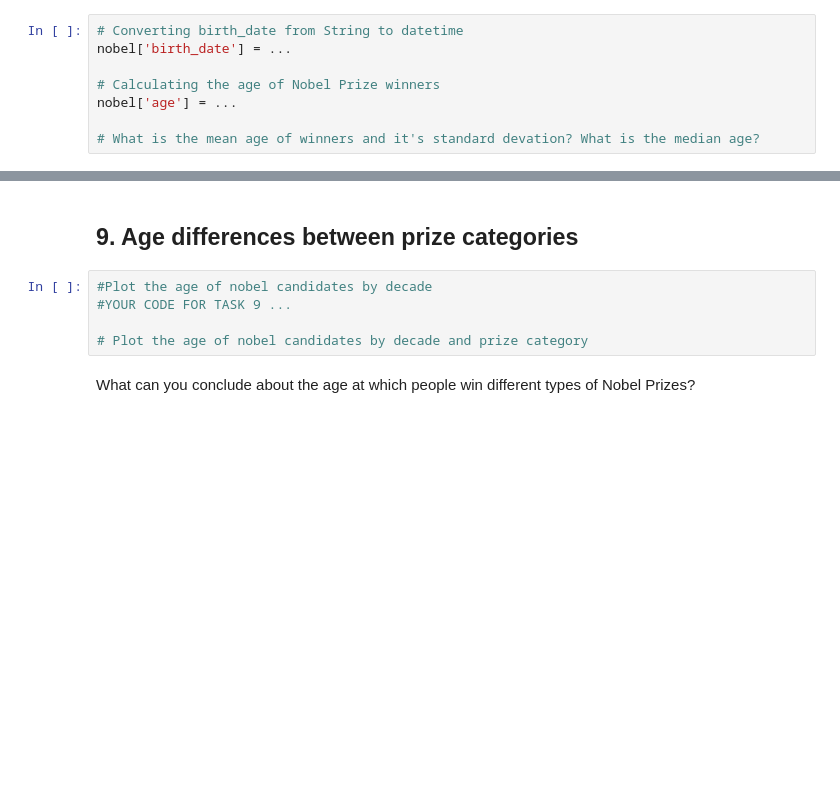
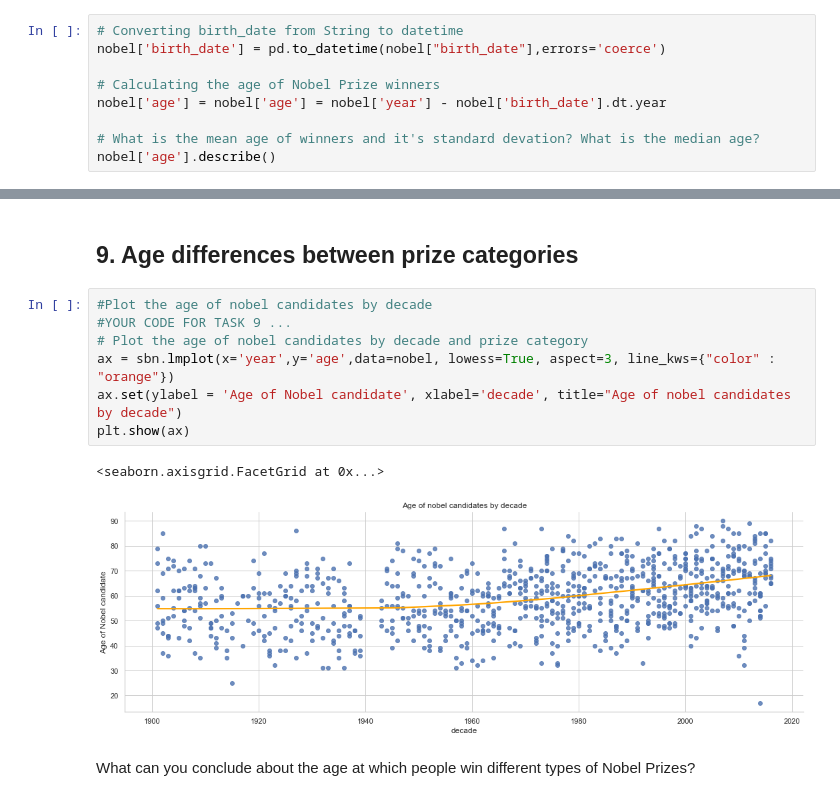
Before and after one commit to zwelisha/nobel, a Jupyter notebook: A Visual History of Nobel Prize Winners/nobelprizewinners.ipynb, the cells around one changed output, grey strips where cells are left out. Drawn from its saved outputs; the diff is of its cells as text; blank space fills up the shorter version.

```diff
--- a/A Visual History of Nobel Prize Winners/nobelprizewinners.ipynb
+++ b/A Visual History of Nobel Prize Winners/nobelprizewinners.ipynb
@@ -197,9 +221,10 @@ How many people have received 2 or more prizes?
 <p>But how old are you generally when you get the prize?</p>
 # %%
 # Converting birth_date from String to datetime
-nobel['birth_date'] = ...
+nobel['birth_date'] = pd.to_datetime(nobel["birth_date"],errors='coerce')
 
 # Calculating the age of Nobel Prize winners
-nobel['age'] = ...
+nobel['age'] = nobel['age'] = nobel['year'] - nobel['birth_date'].dt.year
 
 # What is the mean age of winners and it's standard devation? What is the median age?
+nobel['age'].describe()
@@ -208,8 +243,13 @@ nobel['age'] = ...
 # %%
 #Plot the age of nobel candidates by decade
 #YOUR CODE FOR TASK 9 ...
-
 # Plot the age of nobel candidates by decade and prize category
+ax = sbn.lmplot(x='year',y='age',data=nobel, lowess=True, aspect=3, line_kws={"color" : "orange"})
+ax.set(ylabel = 'Age of Nobel candidate', xlabel='decade', title="Age of nobel candidates by decade")
+plt.show(ax)
+# %% [output]
+<seaborn.axisgrid.FacetGrid at 0x...>
+[figure, added]
 # %% [markdown]
 What can you conclude about the age at which people win different types of Nobel Prizes?
 # %% [markdown]
```
Also changed, not shown: parts of 7 cells of this notebook.
